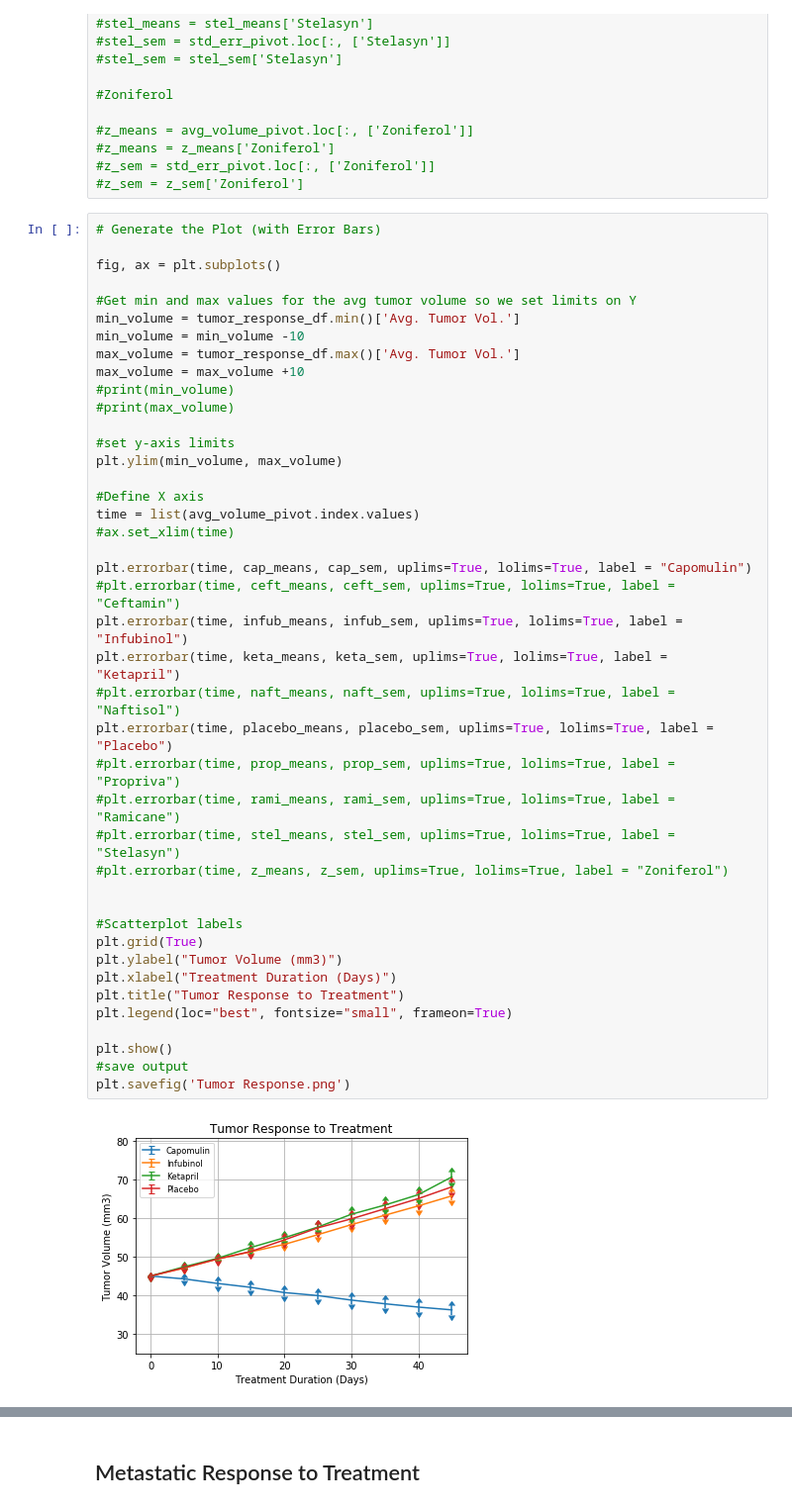
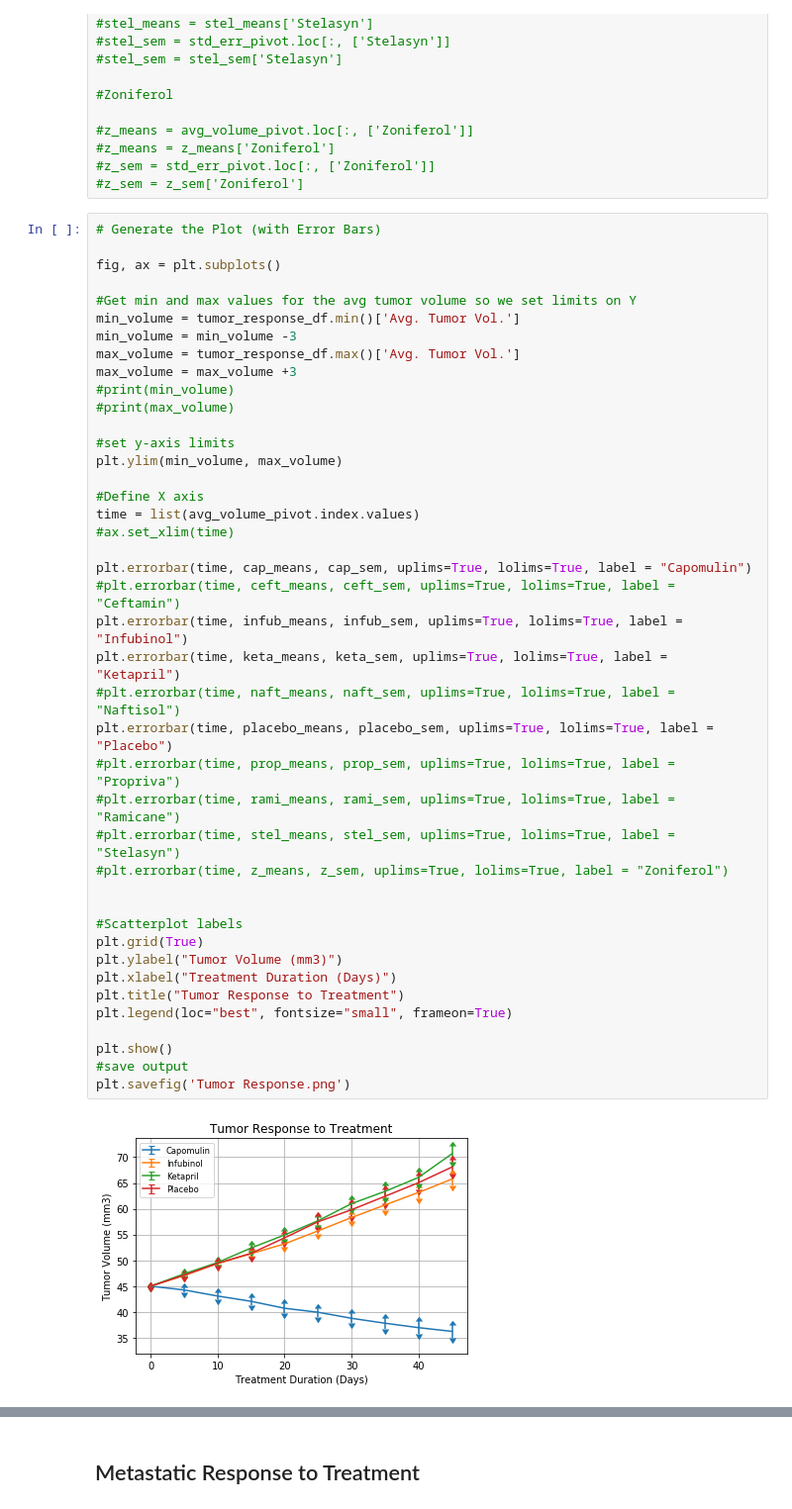
Before and after one commit to moalarcon/matplotlib-challenge, a Jupyter notebook: Pymaceuticals/MMAA_pymaceuticals_starter.ipynb, the cells around one changed output, grey strips where cells are left out. Shown at 99% size. Saved outputs shown, nothing was run; the diff lists cells and outputs as text.

```diff
--- a/Pymaceuticals/MMAA_pymaceuticals_starter.ipynb
+++ b/Pymaceuticals/MMAA_pymaceuticals_starter.ipynb
@@ -213,43 +213,43 @@ fig, ax = plt.subplots()
 
 #Get min and max values for the avg tumor volume so we set limits on Y
 min_volume = tumor_response_df.min()['Avg. Tumor Vol.']
-min_volume = min_volume -10
+min_volume = min_volume -3
 max_volume = tumor_response_df.max()['Avg. Tumor Vol.']
-max_volume = max_volume +10
+max_volume = max_volume +3
 #print(min_volume)
 #print(max_volume)
 
 #set y-axis limits
 plt.ylim(min_volume, max_volume)
 
 #Define X axis
 time = list(avg_volume_pivot.index.values)
 #ax.set_xlim(time)
 
 plt.errorbar(time, cap_means, cap_sem, uplims=True, lolims=True, label = "Capomulin")
 #plt.errorbar(time, ceft_means, ceft_sem, uplims=True, lolims=True, label = "Ceftamin")
 plt.errorbar(time, infub_means, infub_sem, uplims=True, lolims=True, label = "Infubinol")
 plt.errorbar(time, keta_means, keta_sem, uplims=True, lolims=True, label = "Ketapril")
 #plt.errorbar(time, naft_means, naft_sem, uplims=True, lolims=True, label = "Naftisol")
 plt.errorbar(time, placebo_means, placebo_sem, uplims=True, lolims=True, label = "Placebo")
 #plt.errorbar(time, prop_means, prop_sem, uplims=True, lolims=True, label = "Propriva")
 #plt.errorbar(time, rami_means, rami_sem, uplims=True, lolims=True, label = "Ramicane")
 #plt.errorbar(time, stel_means, stel_sem, uplims=True, lolims=True, label = "Stelasyn")
 #plt.errorbar(time, z_means, z_sem, uplims=True, lolims=True, label = "Zoniferol")
 
 
 #Scatterplot labels
 plt.grid(True)
 plt.ylabel("Tumor Volume (mm3)")
 plt.xlabel("Treatment Duration (Days)")
 plt.title("Tumor Response to Treatment")
 plt.legend(loc="best", fontsize="small", frameon=True)
 
 plt.show()
 #save output
 plt.savefig('Tumor Response.png')
 # %% [output]
-[figure, old version]
+[figure, new version]
 <Figure size 432x288 with 0 Axes>
 # %% [markdown]
 ## Metastatic Response to Treatment
```
Also changed, not shown: parts of 3 cells of this notebook, 2 other files.
